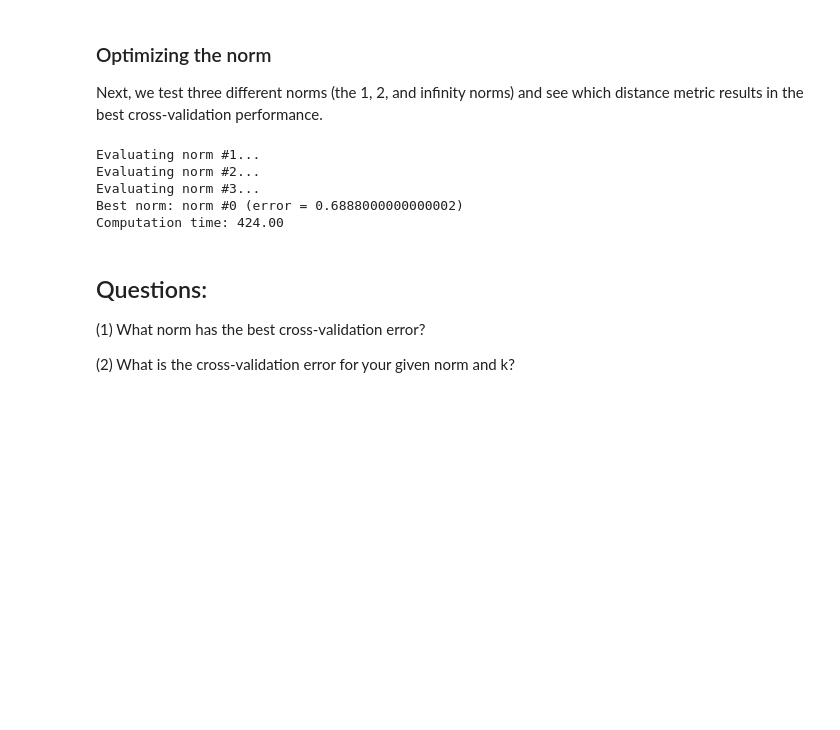
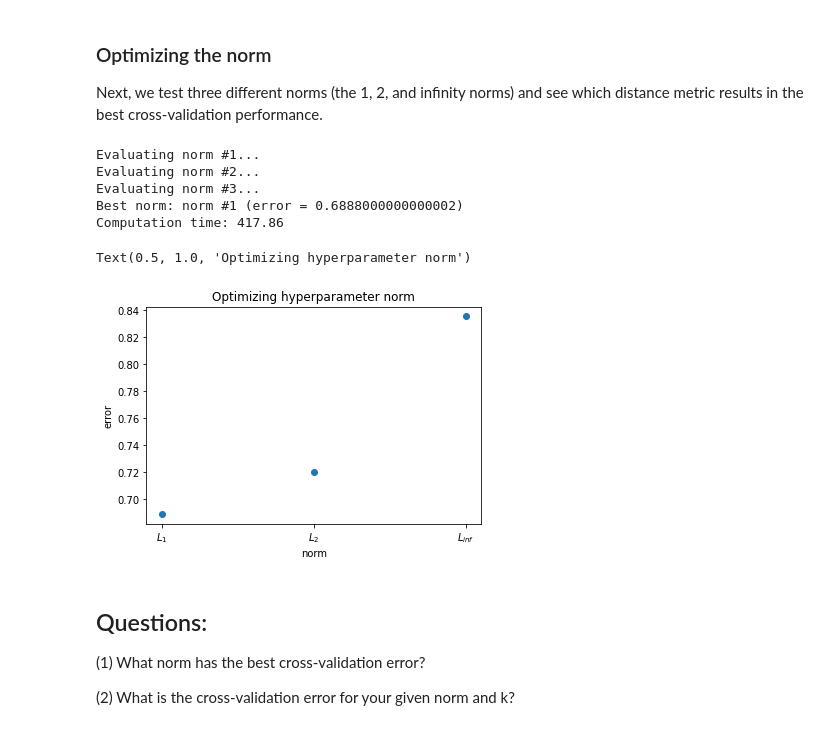
Before and after one commit to alexxyu/ucla-coursework, a Jupyter notebook: hw2/knn_nosol.ipynb, the cells around one changed output. Drawn from its saved outputs; the diff is of its cells as text; code cells hidden in the pictures; blank space fills up the shorter version.

```diff
--- a/hw2/knn_nosol.ipynb
+++ b/hw2/knn_nosol.ipynb
@@ -322,7 +330,7 @@ for i, norm in enumerate(norms):
     norms_errors.append(np.mean(norm_errors))
 
 i_opt = np.argmin(norms_errors)
-print(f'Best norm: norm #{i_opt} (error = {norms_errors[i_opt]})')
+print(f'Best norm: norm #{i_opt+1} (error = {norms_errors[i_opt]})')
 
 # ================================================================ #
 # END YOUR CODE HERE
@@ -332,8 +340,18 @@ print('Computation time: %.2f'%(time.time()-time_start))
 Evaluating norm #1...
 Evaluating norm #2...
 Evaluating norm #3...
-Best norm: norm #0 (error = 0.6888000000000002)
-Computation time: 424.00
+Best norm: norm #1 (error = 0.6888000000000002)
+Computation time: 417.86
+# %%
+norm_labels = ['$L_1$', '$L_2$', '$L_{inf}$']
+plt.xticks(np.arange(3), norm_labels)
+plt.scatter(norm_labels, norms_errors)
+plt.xlabel('norm')
+plt.ylabel('error')
+plt.title('Optimizing hyperparameter norm')
+# %% [output]
+Text(0.5, 1.0, 'Optimizing hyperparameter norm')
+[figure, added]
 # %% [markdown]
 ## Questions:
 
```
Also changed, not shown: parts of 7 cells of this notebook.
